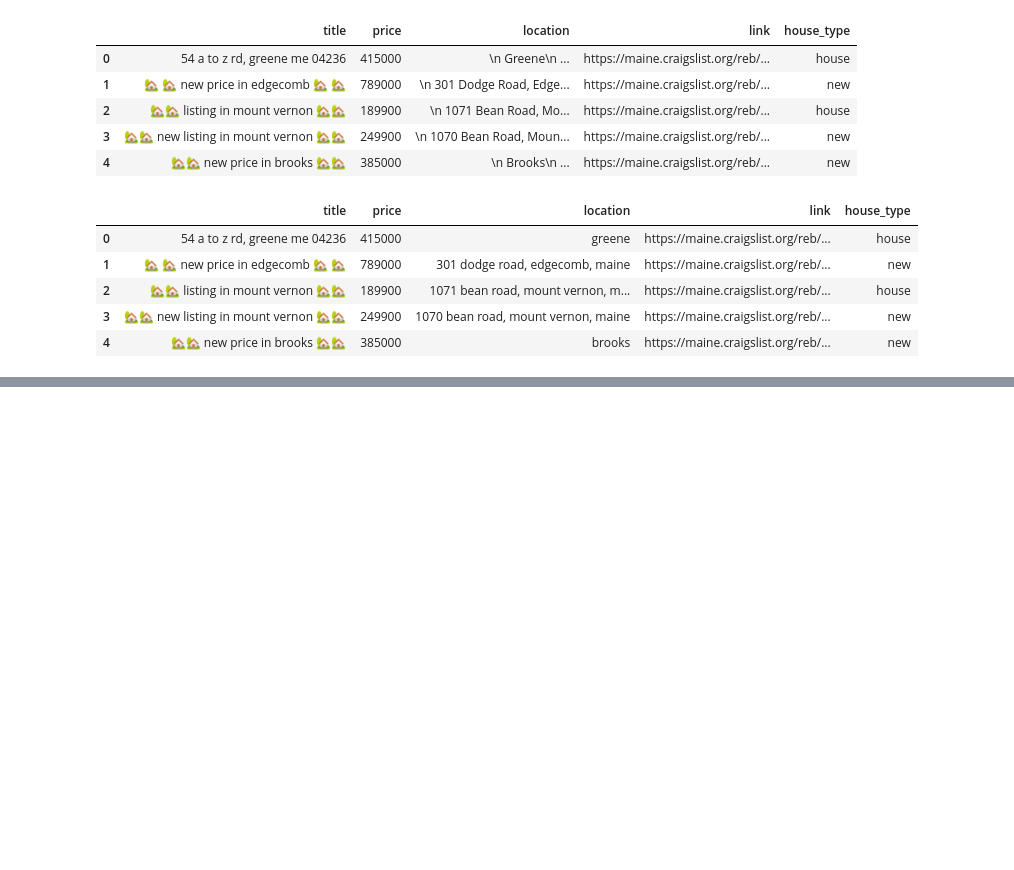
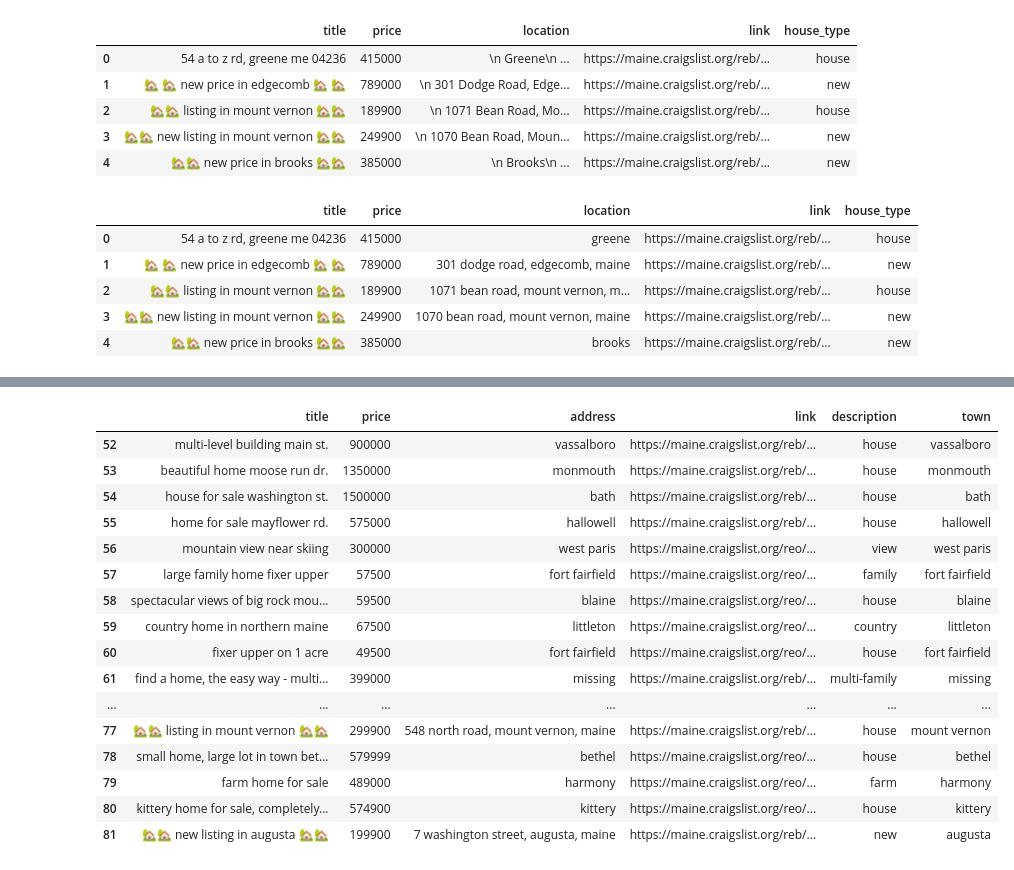
Before and after one commit to fwx5ax/wrangling, a Jupyter notebook: lab/lab_notebook.ipynb, the cells around one changed output, grey strips where cells are left out. Saved outputs shown, nothing was run; the diff lists cells and outputs as text; code cells hidden in the pictures; blank space fills up the shorter version.

```diff
--- a/lab/lab_notebook.ipynb
+++ b/lab/lab_notebook.ipynb
@@ -316,2 +316,27 @@ df.head()
 | 3 | 🏡🏡 new listing in mount vernon 🏡🏡 | 249900 | 1070 bean road, mount vernon, maine | https://maine.craigslist.org/reb/... | new | mount vernon |
 | 4 | 🏡🏡 new price in brooks 🏡🏡 | 385000 | brooks | https://maine.craigslist.org/reb/... | new | brooks |
+# %%
+df = df.rename(columns={
+    'house_type': 'description',
+    'location': 'address'
+})
+# %%
+df.tail(30)
+# %% [output]
+|  | title | price | address | link | description | town |
+| 52 | multi-level building main st. | 900000 | vassalboro | https://maine.craigslist.org/reb/... | house | vassalboro |
+| 53 | beautiful home moose run dr. | 1350000 | monmouth | https://maine.craigslist.org/reb/... | house | monmouth |
+| 54 | house for sale washington st. | 1500000 | bath | https://maine.craigslist.org/reb/... | house | bath |
+| 55 | home for sale mayflower rd. | 575000 | hallowell | https://maine.craigslist.org/reb/... | house | hallowell |
+| 56 | mountain view near skiing | 300000 | west paris | https://maine.craigslist.org/reo/... | view | west paris |
+| 57 | large family home fixer upper | 57500 | fort fairfield | https://maine.craigslist.org/reo/... | family | fort fairfield |
+| 58 | spectacular views of big rock mou... | 59500 | blaine | https://maine.craigslist.org/reo/... | house | blaine |
+| 59 | country home in northern maine | 67500 | littleton | https://maine.craigslist.org/reo/... | country | littleton |
+| 60 | fixer upper on 1 acre | 49500 | fort fairfield | https://maine.craigslist.org/reo/... | house | fort fairfield |
+| 61 | find a home, the easy way - multi... | 399000 | missing | https://maine.craigslist.org/reb/... | multi-family | missing |
+| ... | ... | ... | ... | ... | ... | ... |
+| 77 | 🏡🏡 listing in mount vernon 🏡🏡 | 299900 | 548 north road, mount vernon, maine | https://maine.craigslist.org/reb/... | house | mount vernon |
+| 78 | small home, large lot in town bet... | 579999 | bethel | https://maine.craigslist.org/reo/... | house | bethel |
+| 79 | farm home for sale | 489000 | harmony | https://maine.craigslist.org/reo/... | farm | harmony |
+| 80 | kittery home for sale, completely... | 574900 | kittery | https://maine.craigslist.org/reo/... | house | kittery |
+| 81 | 🏡🏡 new listing in augusta 🏡🏡 | 199900 | 7 washington street, augusta, maine | https://maine.craigslist.org/reb/... | new | augusta |
```
